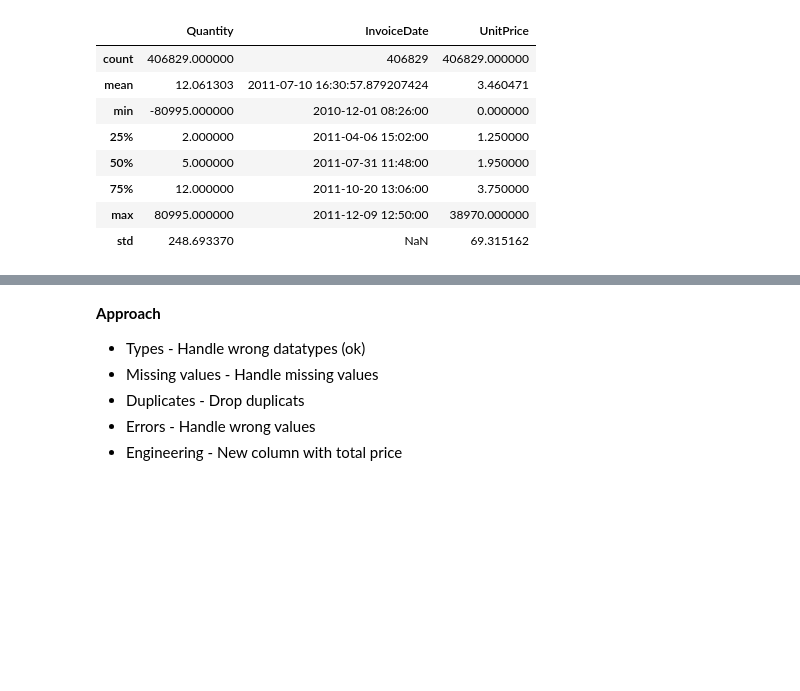
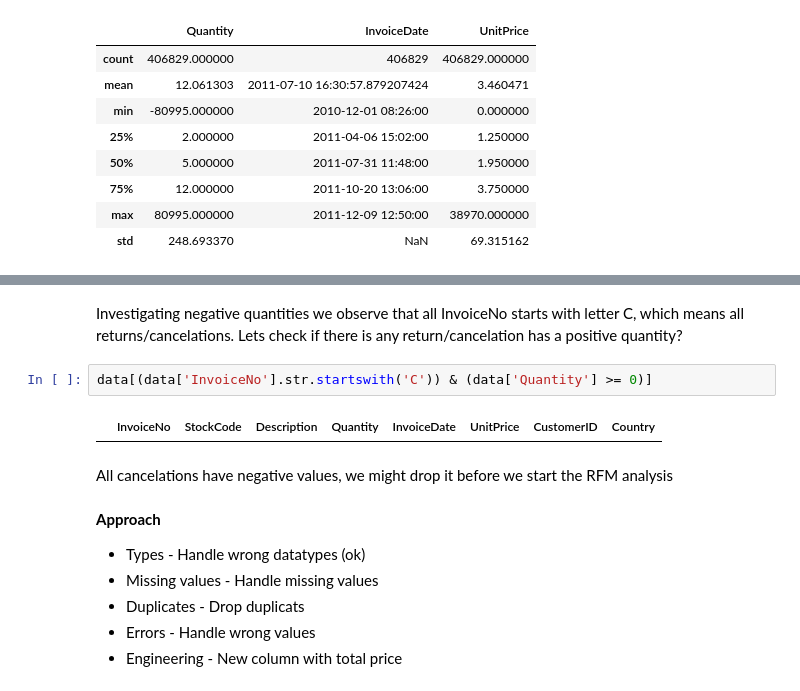
Before and after one commit to Drieger/clustering-ecommerce-clients, a Jupyter notebook: notebooks/cluster.ipynb, the cells around one changed output, grey strips where cells are left out. Cells and saved outputs as stored; diff of their text form; blank space fills up the shorter version.

Commit message:
analyse negative quantities

```diff
--- a/notebooks/cluster.ipynb
+++ b/notebooks/cluster.ipynb
@@ -318,3 +334,11 @@ data.describe()
+# %% [markdown]
+Investigating negative quantities we observe that all InvoiceNo starts with letter C, which means all returns/cancelations. Lets check if there is any return/cancelation has a positive quantity?
+# %%
+data[(data['InvoiceNo'].str.startswith('C')) & (data['Quantity'] >= 0)]
+# %% [output]
+|  | InvoiceNo | StockCode | Description | Quantity | InvoiceDate | UnitPrice | CustomerID | Country |
+# %% [markdown]
+All cancelations have negative values, we might drop it before we start the RFM  analysis
 # %% [markdown]
 **Approach**
 
```
Also changed, not shown: parts of 1 cell of this notebook.
